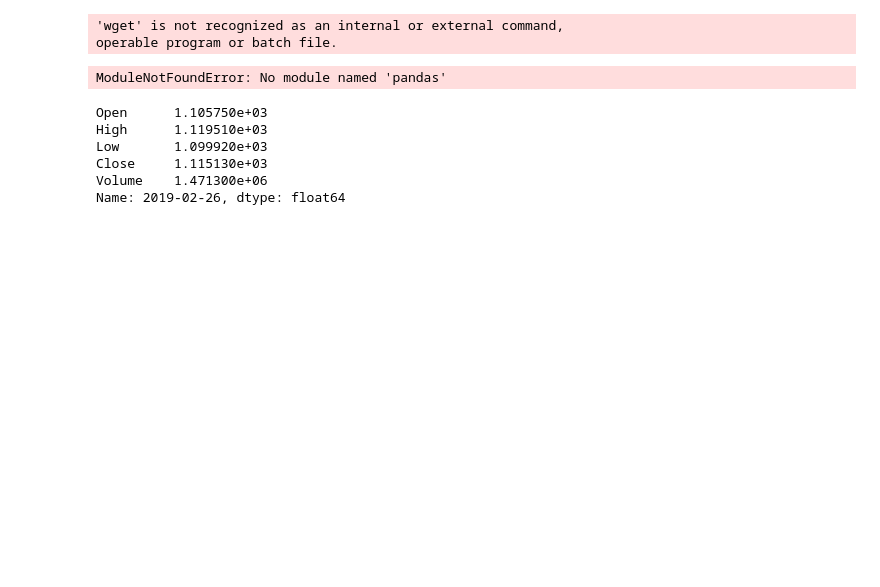
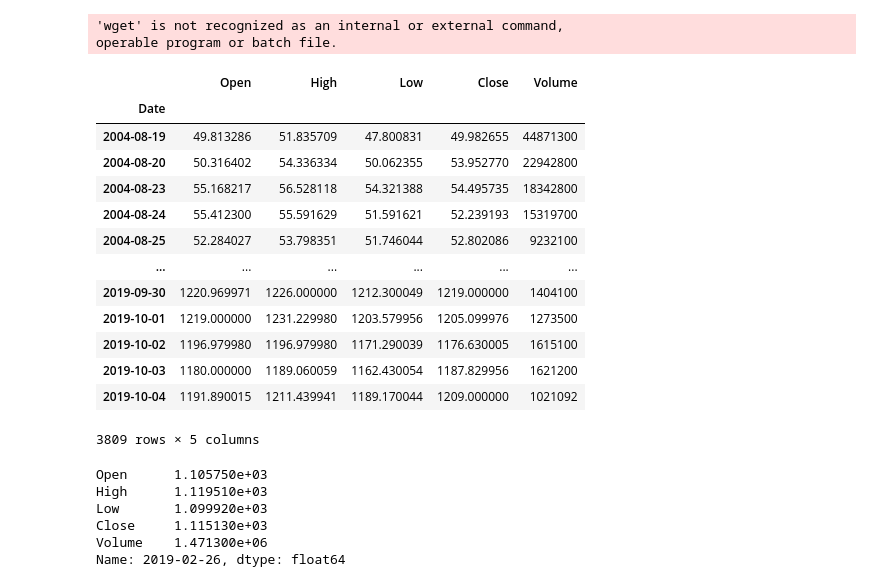
Before and after one commit to gri11/stonk, a Jupyter notebook: playground/ResNLS.ipynb, the cells around one changed output. Cells and saved outputs as stored; diff of their text form; code cells hidden in the pictures; blank space fills up the shorter version.

```diff
--- a/playground/ResNLS.ipynb
+++ b/playground/ResNLS.ipynb
@@ -23,11 +28,24 @@ operable program or batch file.
 # %%
 import pandas as pd
 
-df = pd.read_csv('GOOG.csv', index_col="Date")
+df = pd.read_csv('../data/GOOG.csv', index_col="Date")
 df = df.drop(['Adj Close'], axis = 1)
 df
 # %% [output]
+|  | Open | High | Low | Close | Volume |
+| Date |  |  |  |  |  |
+| 2004-08-19 | 49.813286 | 51.835709 | 47.800831 | 49.982655 | 44871300 |
+| 2004-08-20 | 50.316402 | 54.336334 | 50.062355 | 53.952770 | 22942800 |
+| 2004-08-23 | 55.168217 | 56.528118 | 54.321388 | 54.495735 | 18342800 |
+| 2004-08-24 | 55.412300 | 55.591629 | 51.591621 | 52.239193 | 15319700 |
+| 2004-08-25 | 52.284027 | 53.798351 | 51.746044 | 52.802086 | 9232100 |
+| ... | ... | ... | ... | ... | ... |
+| 2019-09-30 | 1220.969971 | 1226.000000 | 1212.300049 | 1219.000000 | 1404100 |
+| 2019-10-01 | 1219.000000 | 1231.229980 | 1203.579956 | 1205.099976 | 1273500 |
+| 2019-10-02 | 1196.979980 | 1196.979980 | 1171.290039 | 1176.630005 | 1615100 |
+| 2019-10-03 | 1180.000000 | 1189.060059 | 1162.430054 | 1187.829956 | 1621200 |
+| 2019-10-04 | 1191.890015 | 1211.439941 | 1189.170044 | 1209.000000 | 1021092 |
-ModuleNotFoundError: No module named 'pandas'
+3809 rows × 5 columns
 # %%
 df.loc['2019-02-26']
 # %% [output]
```
Also changed, not shown: parts of 9 cells of this notebook.
